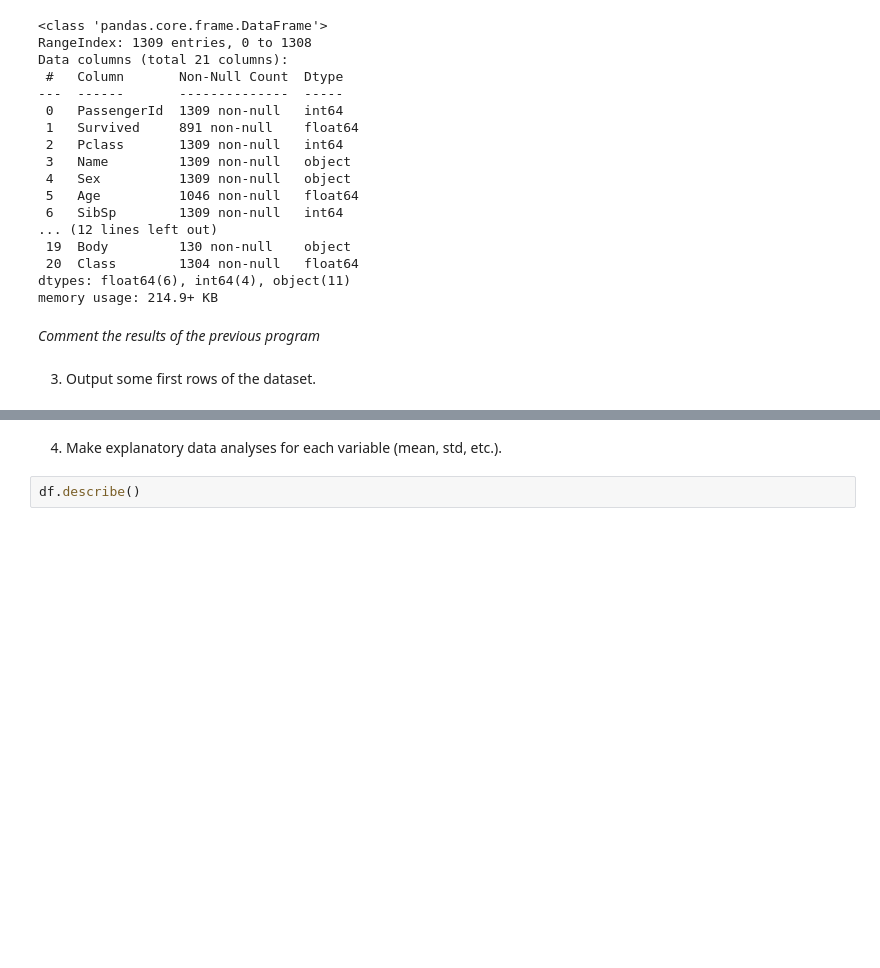
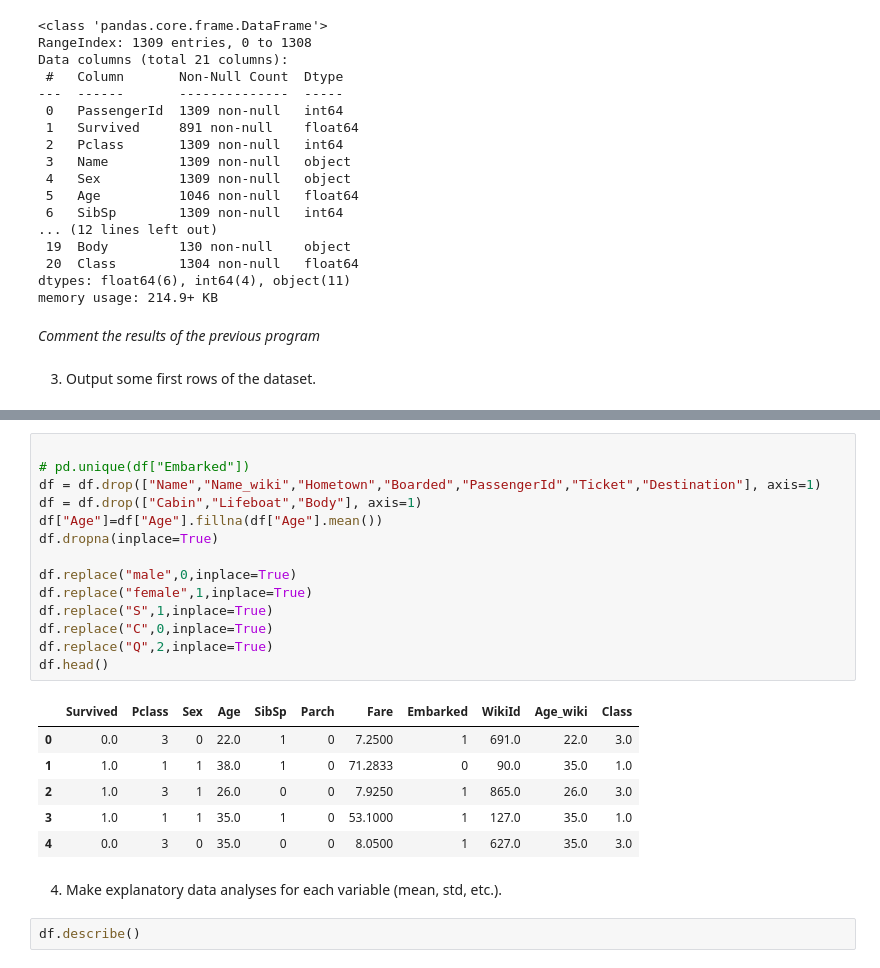
Before and after one commit to Faateih/data-science, a Jupyter notebook: Classification_template.ipynb, the cells around one changed output, grey strips where cells are left out. Cells and saved outputs as stored; diff of their text form; blank space fills up the shorter version.

```diff
--- a/Classification_template.ipynb
+++ b/Classification_template.ipynb
@@ -85,3 +75,24 @@ df.head()
+# %%
+
+# pd.unique(df["Embarked"])
+df = df.drop(["Name","Name_wiki","Hometown","Boarded","PassengerId","Ticket","Destination"], axis=1)
+df = df.drop(["Cabin","Lifeboat","Body"], axis=1)
+df["Age"]=df["Age"].fillna(df["Age"].mean())
+df.dropna(inplace=True)
+
+df.replace("male",0,inplace=True)
+df.replace("female",1,inplace=True)
+df.replace("S",1,inplace=True)
+df.replace("C",0,inplace=True)
+df.replace("Q",2,inplace=True)
+df.head()
+# %% [output]
+|  | Survived | Pclass | Sex | Age | SibSp | Parch | Fare | Embarked | WikiId | Age_wiki | Class |
+| 0 | 0.0 | 3 | 0 | 22.0 | 1 | 0 | 7.2500 | 1 | 691.0 | 22.0 | 3.0 |
+| 1 | 1.0 | 1 | 1 | 38.0 | 1 | 0 | 71.2833 | 0 | 90.0 | 35.0 | 1.0 |
+| 2 | 1.0 | 3 | 1 | 26.0 | 0 | 0 | 7.9250 | 1 | 865.0 | 26.0 | 3.0 |
+| 3 | 1.0 | 1 | 1 | 35.0 | 1 | 0 | 53.1000 | 1 | 127.0 | 35.0 | 1.0 |
+| 4 | 0.0 | 3 | 0 | 35.0 | 0 | 0 | 8.0500 | 1 | 627.0 | 35.0 | 3.0 |
 # %% [markdown]
 4) Make explanatory data analyses for each variable (mean, std, etc.).
 # %%
```
Also changed, not shown: parts of 26 cells of this notebook.
